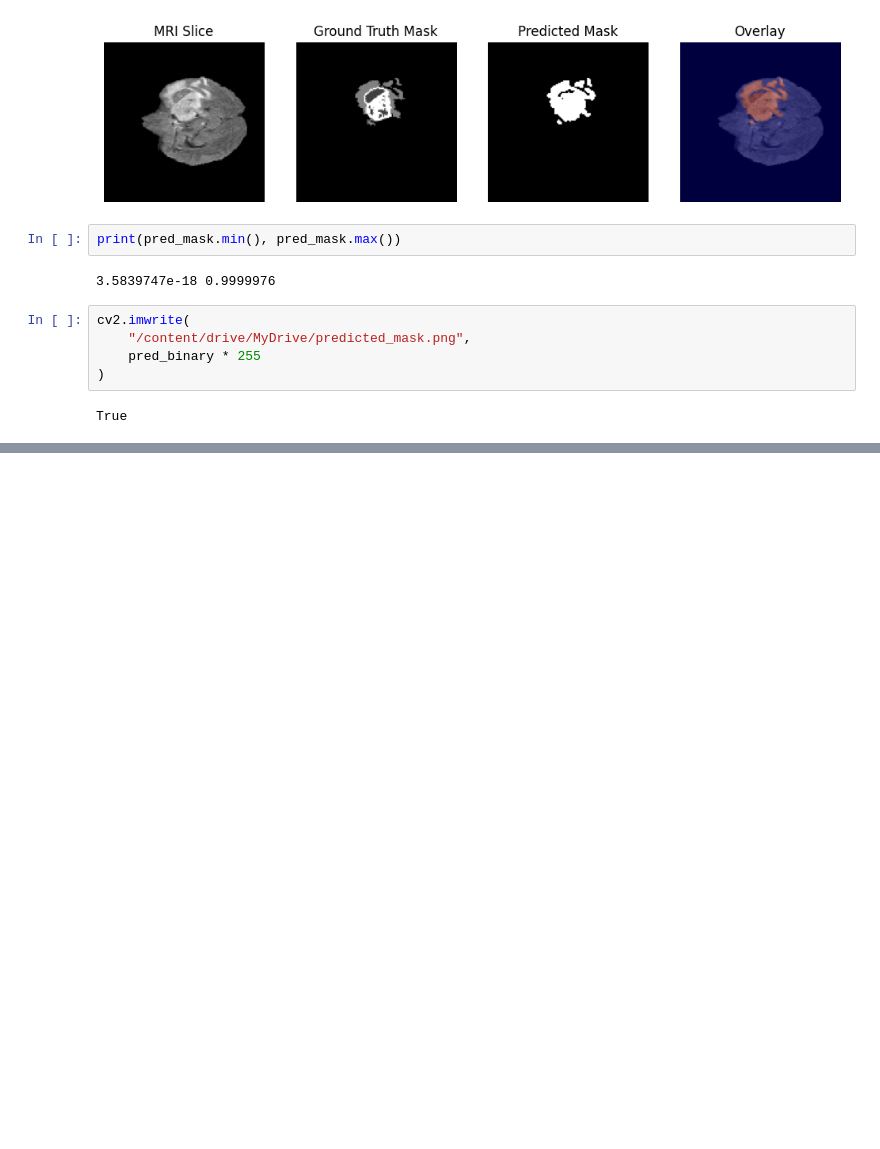
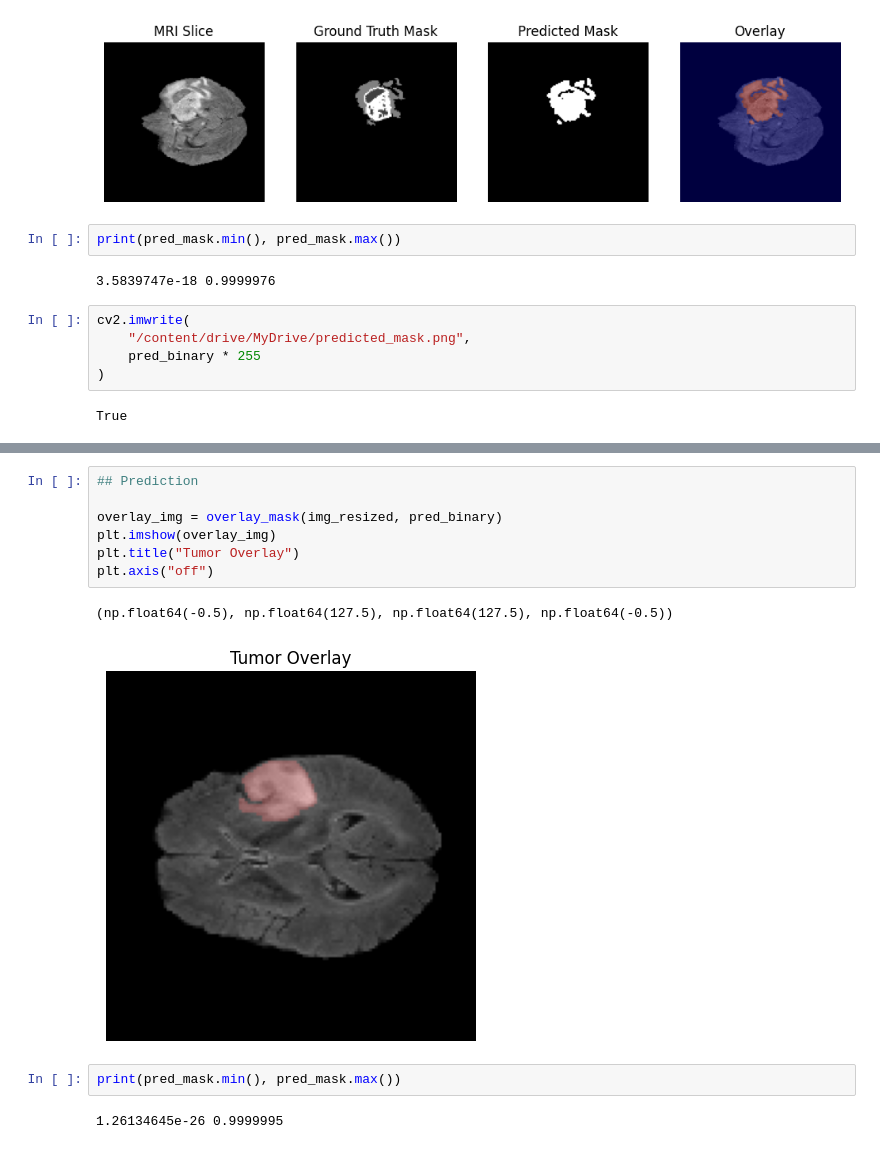
Before and after one commit to shaistamomin2004-arch/tumordetection.ipynb, a Jupyter notebook: tumordetection.ipynb, the cells around one changed output, grey strips where cells are left out. Cells and saved outputs as stored; diff of their text form; blank space fills up the shorter version.

```diff
--- a/tumordetection.ipynb
+++ b/tumordetection.ipynb
@@ -1039,0 +1222,14 @@ True
+# %%
+## Prediction
+
+overlay_img = overlay_mask(img_resized, pred_binary)
+plt.imshow(overlay_img)
+plt.title("Tumor Overlay")
+plt.axis("off")
+# %% [output]
+(np.float64(-0.5), np.float64(127.5), np.float64(127.5), np.float64(-0.5))
+[figure, added]
+# %%
+print(pred_mask.min(), pred_mask.max())
+# %% [output]
+1.26134645e-26 0.9999995
```
Also changed, not shown: parts of 31 cells of this notebook.
